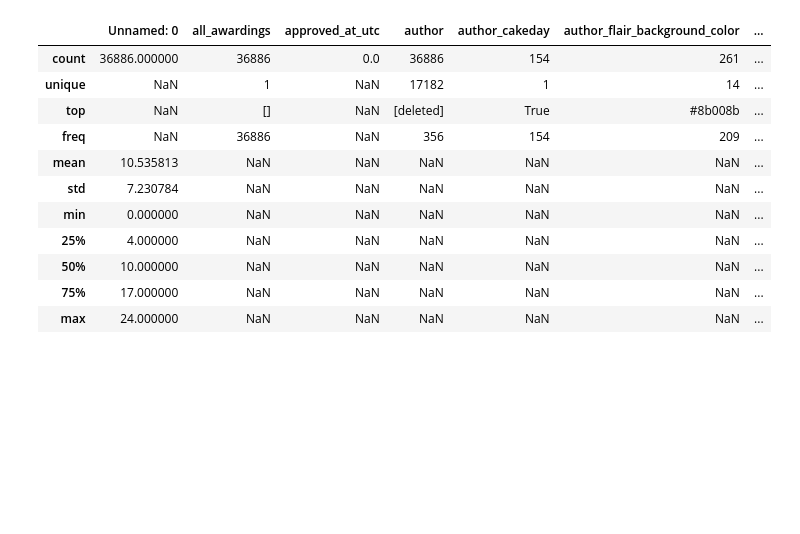
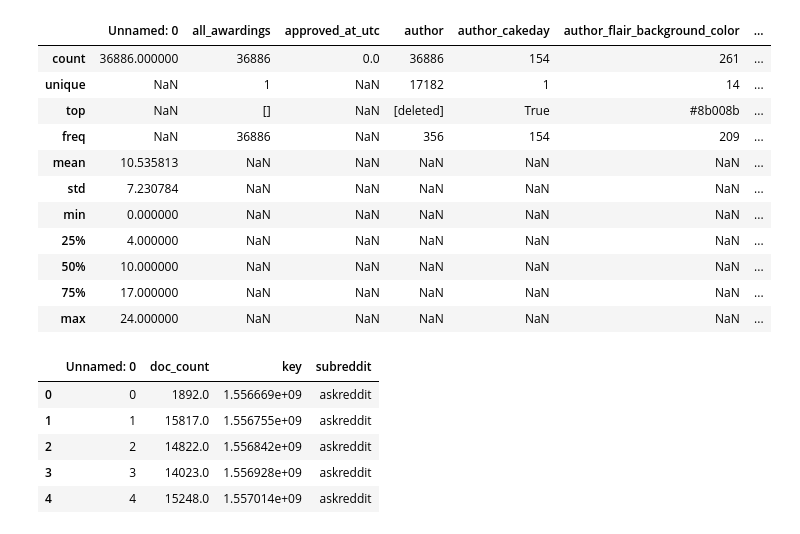
Before and after one commit to sub-stats/ds, a Jupyter notebook: data-exploration.ipynb, the cells around one changed output. Cells and saved outputs as stored; diff of their text form; code cells hidden in the pictures; blank space fills up the shorter version.

```diff
--- a/data-exploration.ipynb
+++ b/data-exploration.ipynb
@@ -166,0 +165,10 @@ agg_data = pd.read_c
+# %%
+agg_data = pd.read_csv('past_90_days_post_per_day.csv')
+agg_data.head()
+# %% [output]
+|  | Unnamed: 0 | doc_count | key | subreddit |
+| 0 | 0 | 1892.0 | 1.556669e+09 | askreddit |
+| 1 | 1 | 15817.0 | 1.556755e+09 | askreddit |
+| 2 | 2 | 14822.0 | 1.556842e+09 | askreddit |
+| 3 | 3 | 14023.0 | 1.556928e+09 | askreddit |
+| 4 | 4 | 15248.0 | 1.557014e+09 | askreddit |
```
Also changed, not shown: parts of 6 cells of this notebook, 3 other files.
